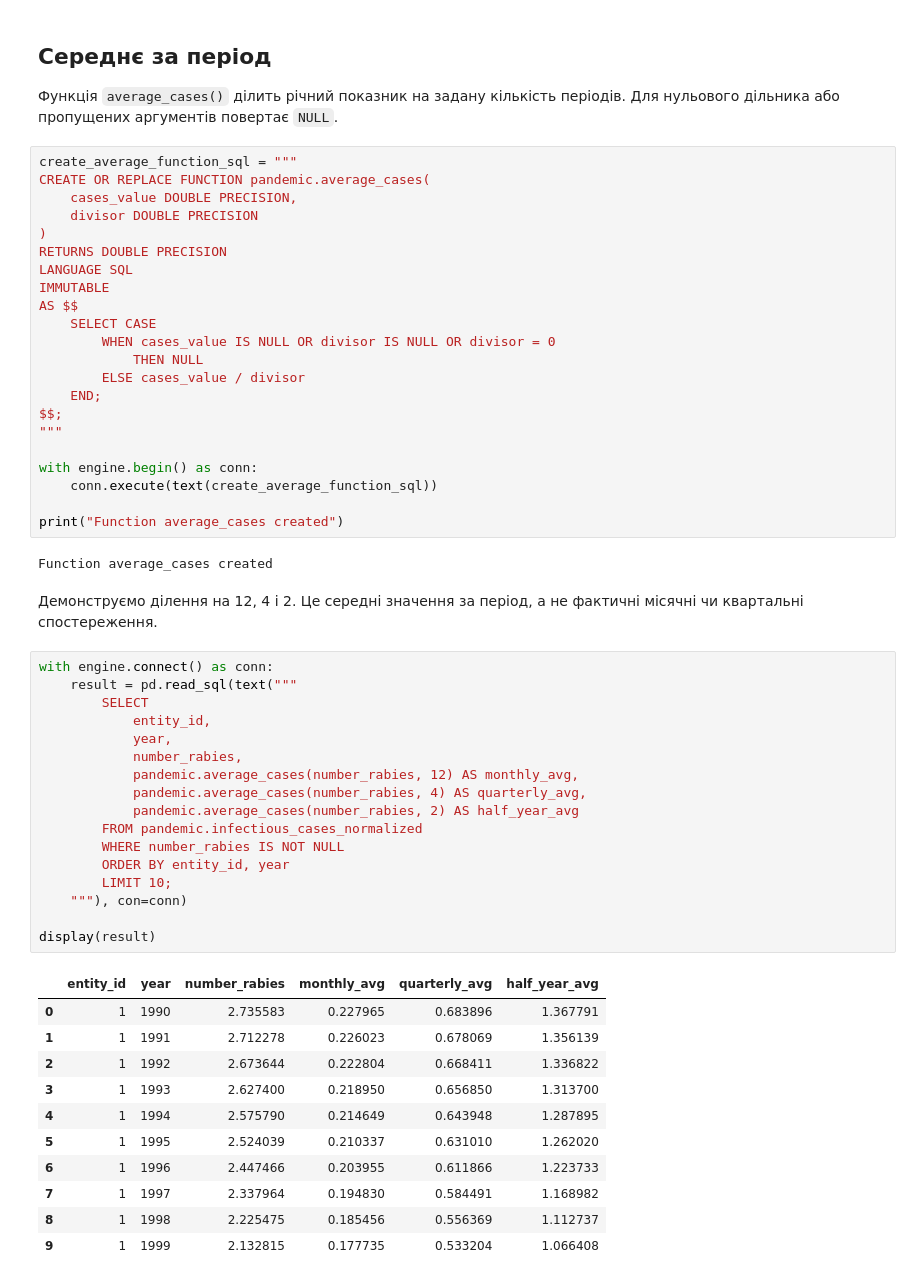
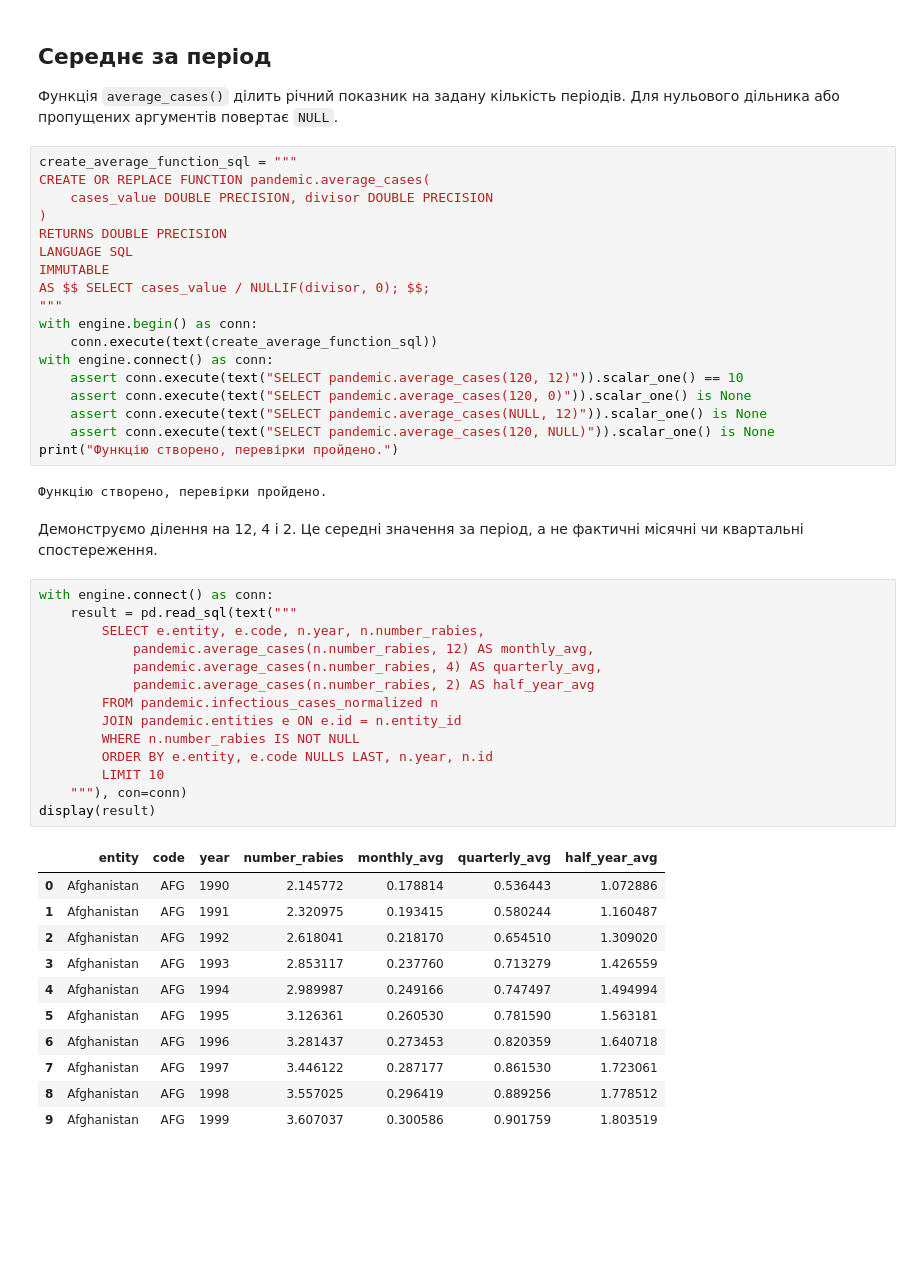
Before and after one commit to irenezvirkovska-hue/goit-rdb_fp, a Jupyter notebook: infectious_disease_sql_analysis.ipynb, the cells around one changed output. Drawn from its saved outputs; the diff is of its cells as text; blank space fills up the shorter version.

```diff
--- a/infectious_disease_sql_analysis.ipynb
+++ b/infectious_disease_sql_analysis.ipynb
@@ -431,57 +430,50 @@ display(result)
 # %%
 create_average_function_sql = """
 CREATE OR REPLACE FUNCTION pandemic.average_cases(
-    cases_value DOUBLE PRECISION,
-    divisor DOUBLE PRECISION
+    cases_value DOUBLE PRECISION, divisor DOUBLE PRECISION
 )
 RETURNS DOUBLE PRECISION
 LANGUAGE SQL
 IMMUTABLE
-AS $$
-    SELECT CASE
-        WHEN cases_value IS NULL OR divisor IS NULL OR divisor = 0
-            THEN NULL
-        ELSE cases_value / divisor
-    END;
-$$;
+AS $$ SELECT cases_value / NULLIF(divisor, 0); $$;
 """
-
 with engine.begin() as conn:
     conn.execute(text(create_average_function_sql))
-
-print("Function average_cases created")
+with engine.connect() as conn:
+    assert conn.execute(text("SELECT pandemic.average_cases(120, 12)")).scalar_one() == 10
+    assert conn.execute(text("SELECT pandemic.average_cases(120, 0)")).scalar_one() is None
+    assert conn.execute(text("SELECT pandemic.average_cases(NULL, 12)")).scalar_one() is None
+    assert conn.execute(text("SELECT pandemic.average_cases(120, NULL)")).scalar_one() is None
+print("Функцію створено, перевірки пройдено.")
 # %% [output]
-Function average_cases created
+Функцію створено, перевірки пройдено.
 # %% [markdown]
 Демонструємо ділення на 12, 4 і 2. Це середні значення за період, а не фактичні місячні чи квартальні спостереження.
 # %%
 with engine.connect() as conn:
     result = pd.read_sql(text("""
-        SELECT
-            entity_id,
-            year,
-            number_rabies,
-            pandemic.average_cases(number_rabies, 12) AS monthly_avg,
-            pandemic.average_cases(number_rabies, 4) AS quarterly_avg,
-            pandemic.average_cases(number_rabies, 2) AS half_year_avg
-        FROM pandemic.infectious_cases_normalized
-        WHERE number_rabies IS NOT NULL
-        ORDER BY entity_id, year
-        LIMIT 10;
+        SELECT e.entity, e.code, n.year, n.number_rabies,
+            pandemic.average_cases(n.number_rabies, 12) AS monthly_avg,
+            pandemic.average_cases(n.number_rabies, 4) AS quarterly_avg,
+            pandemic.average_cases(n.number_rabies, 2) AS half_year_avg
+        FROM pandemic.infectious_cases_normalized n
+        JOIN pandemic.entities e ON e.id = n.entity_id
+        WHERE n.number_rabies IS NOT NULL
+        ORDER BY e.entity, e.code NULLS LAST, n.year, n.id
+        LIMIT 10
     """), con=conn)
-
 display(result)
 # %% [output]
-|  | entity_id | year | number_rabies | monthly_avg | quarterly_avg | half_year_avg |
-| 0 | 1 | 1990 | 2.735583 | 0.227965 | 0.683896 | 1.367791 |
-| 1 | 1 | 1991 | 2.712278 | 0.226023 | 0.678069 | 1.356139 |
-| 2 | 1 | 1992 | 2.673644 | 0.222804 | 0.668411 | 1.336822 |
-| 3 | 1 | 1993 | 2.627400 | 0.218950 | 0.656850 | 1.313700 |
-| 4 | 1 | 1994 | 2.575790 | 0.214649 | 0.643948 | 1.287895 |
-| 5 | 1 | 1995 | 2.524039 | 0.210337 | 0.631010 | 1.262020 |
-| 6 | 1 | 1996 | 2.447466 | 0.203955 | 0.611866 | 1.223733 |
-| 7 | 1 | 1997 | 2.337964 | 0.194830 | 0.584491 | 1.168982 |
-| 8 | 1 | 1998 | 2.225475 | 0.185456 | 0.556369 | 1.112737 |
-| 9 | 1 | 1999 | 2.132815 | 0.177735 | 0.533204 | 1.066408 |
+|  | entity | code | year | number_rabies | monthly_avg | quarterly_avg | half_year_avg |
+| 0 | Afghanistan | AFG | 1990 | 2.145772 | 0.178814 | 0.536443 | 1.072886 |
+| 1 | Afghanistan | AFG | 1991 | 2.320975 | 0.193415 | 0.580244 | 1.160487 |
+| 2 | Afghanistan | AFG | 1992 | 2.618041 | 0.218170 | 0.654510 | 1.309020 |
+| 3 | Afghanistan | AFG | 1993 | 2.853117 | 0.237760 | 0.713279 | 1.426559 |
+| 4 | Afghanistan | AFG | 1994 | 2.989987 | 0.249166 | 0.747497 | 1.494994 |
+| 5 | Afghanistan | AFG | 1995 | 3.126361 | 0.260530 | 0.781590 | 1.563181 |
+| 6 | Afghanistan | AFG | 1996 | 3.281437 | 0.273453 | 0.820359 | 1.640718 |
+| 7 | Afghanistan | AFG | 1997 | 3.446122 | 0.287177 | 0.861530 | 1.723061 |
+| 8 | Afghanistan | AFG | 1998 | 3.557025 | 0.296419 | 0.889256 | 1.778512 |
+| 9 | Afghanistan | AFG | 1999 | 3.607037 | 0.300586 | 0.901759 | 1.803519 |
 # %%
 with engine.connect() as conn:
```
Also changed, not shown: parts of 9 cells of this notebook.
